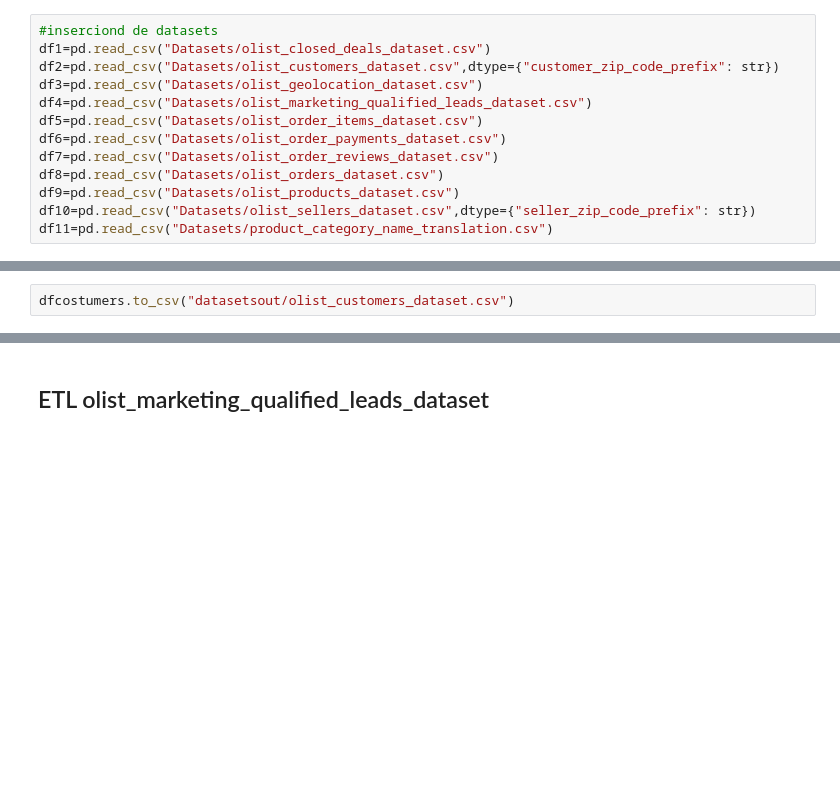
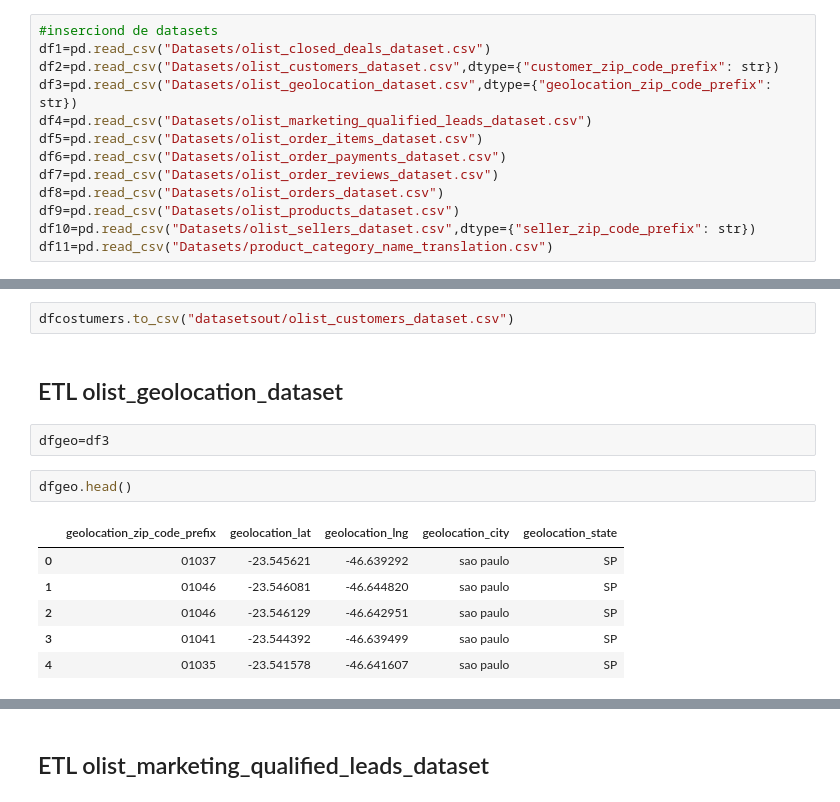
Before and after one commit to MelinaRG/Proyecto-Final-DATA, a Jupyter notebook: ETL.ipynb, the cells around one changed output, grey strips where cells are left out. Drawn from its saved outputs; the diff is of its cells as text; blank space fills up the shorter version.

```diff
--- a/ETL.ipynb
+++ b/ETL.ipynb
@@ -6,7 +6,7 @@ import datetime as dt
 #inserciond de datasets
 df1=pd.read_csv("Datasets/olist_closed_deals_dataset.csv")
 df2=pd.read_csv("Datasets/olist_customers_dataset.csv",dtype={"customer_zip_code_prefix": str})
-df3=pd.read_csv("Datasets/olist_geolocation_dataset.csv")
+df3=pd.read_csv("Datasets/olist_geolocation_dataset.csv",dtype={"geolocation_zip_code_prefix": str})
 df4=pd.read_csv("Datasets/olist_marketing_qualified_leads_dataset.csv")
 df5=pd.read_csv("Datasets/olist_order_items_dataset.csv")
 df6=pd.read_csv("Datasets/olist_order_payments_dataset.csv")
@@ -143,3 +143,16 @@ dtypes: object(3)
 memory usage: 2.3+ MB
 # %%
 dfcostumers.to_csv("datasetsout/olist_customers_dataset.csv")
+# %% [markdown]
+## ETL olist_geolocation_dataset
+# %%
+dfgeo=df3
+# %%
+dfgeo.head()
+# %% [output]
+|  | geolocation_zip_code_prefix | geolocation_lat | geolocation_lng | geolocation_city | geolocation_state |
+| 0 | 01037 | -23.545621 | -46.639292 | sao paulo | SP |
+| 1 | 01046 | -23.546081 | -46.644820 | sao paulo | SP |
+| 2 | 01046 | -23.546129 | -46.642951 | sao paulo | SP |
+| 3 | 01041 | -23.544392 | -46.639499 | sao paulo | SP |
+| 4 | 01035 | -23.541578 | -46.641607 | sao paulo | SP |
```
Also changed, not shown: parts of 13 cells of this notebook, 3 other files.
